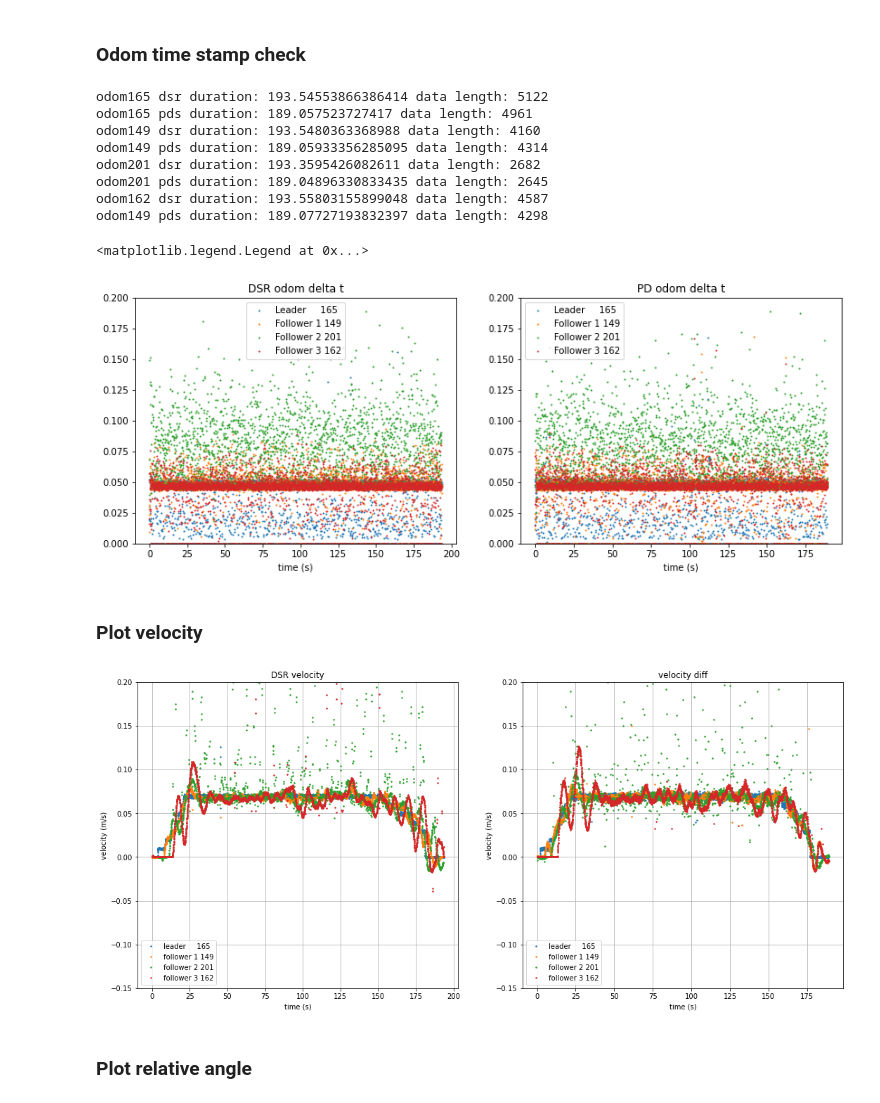
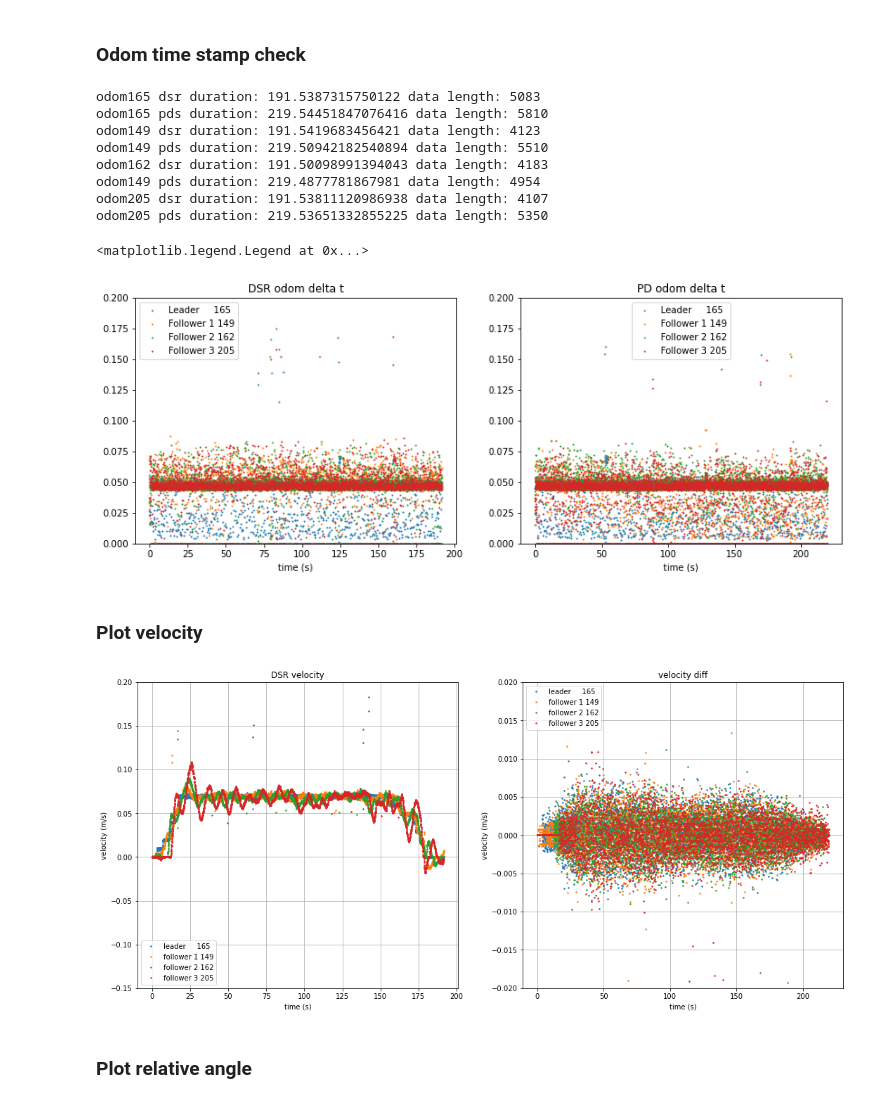
Before and after one commit to holyhenry/DSR_s_curve_tbot_test, a Jupyter notebook: plotting/scripts/data_visualize.ipynb, the cells around one changed output. Saved outputs shown, nothing was run; the diff lists cells and outputs as text; code cells hidden in the pictures.

Commit message:
update visualize

```diff
--- a/plotting/scripts/data_visualize.ipynb
+++ b/plotting/scripts/data_visualize.ipynb
@@ -6,8 +6,8 @@ import matplotlib.pyplot as plt
 import numpy as np
 import math
 # %%
-file_dsr = '/home/henrypcl/rosbag/dsr095_a03b05_good.bag'
-file_pds = '/home/henrypcl/rosbag/pd_s_path2.bag'
+file_dsr = '/home/henrypcl/rosbag/l165_149_162_205/dsr095_a03b05_new.bag'
+file_pds = '/home/henrypcl/rosbag/l165_149_162_205/pds_a03.bag'
 # file_dsr = '/Users/henrychang/DSR_s_curve_tbot_test/rosbag/dsr_path2.bag'
 # file_pds = '/Users/henrychang/DSR_s_curve_tbot_test/rosbag/pd_s_path2.bag'
 readbag_dsr = bagreader(file_dsr)
@@ -186,13 +186,6 @@ odom149_t_pds = odom149_data_pds['Time'].to_numpy()
 odom149_t_pds = odom149_t_pds-odom149_t_pds[0]
 print('odom149 pds duration:', max(odom149_t_pds)-min(odom149_t_pds), 'data length:', len(odom149_t_pds))
 
-odom201_t_dsr = odom201_data_dsr['Time'].to_numpy()
-odom201_t_dsr = odom201_t_dsr-odom201_t_dsr[0]
-print('odom201 dsr duration:', max(odom201_t_dsr)-min(odom201_t_dsr), 'data length:', len(odom201_t_dsr))
-odom201_t_pds = odom201_data_pds['Time'].to_numpy()
-odom201_t_pds = odom201_t_pds-odom201_t_pds[0]
-print('odom201 pds duration:', max(odom201_t_pds)-min(odom201_t_pds), 'data length:', len(odom201_t_pds))
-
 odom162_t_dsr = odom162_data_dsr['Time'].to_numpy()
 odom162_t_dsr = odom162_t_dsr-odom162_t_dsr[0]
 print('odom162 dsr duration:', max(odom162_t_dsr)-min(odom162_t_dsr), 'data length:', len(odom162_t_dsr))
@@ -200,11 +193,18 @@ odom162_t_pds = odom162_data_pds['Time'].to_numpy()
 odom162_t_pds = odom162_t_pds-odom162_t_pds[0]
 print('odom149 pds duration:', max(odom162_t_pds)-min(odom162_t_pds), 'data length:', len(odom162_t_pds))
 
+odom205_t_dsr = odom205_data_dsr['Time'].to_numpy()
+odom205_t_dsr = odom205_t_dsr-odom205_t_dsr[0]
+print('odom205 dsr duration:', max(odom205_t_dsr)-min(odom205_t_dsr), 'data length:', len(odom205_t_dsr))
+odom205_t_pds = odom205_data_pds['Time'].to_numpy()
+odom205_t_pds = odom205_t_pds-odom205_t_pds[0]
+print('odom205 pds duration:', max(odom205_t_pds)-min(odom205_t_pds), 'data length:', len(odom205_t_pds))
+
 fig, (ax1, ax2) = plt.subplots(1,2,figsize=(14,5))
 ax1.plot(odom165_t_dsr[:-1], np.diff(odom165_t_dsr), '.', markersize='2', label='Leader     165')
 ax1.plot(odom149_t_dsr[:-1], np.diff(odom149_t_dsr), '.', markersize='2', label='Follower 1 149')
-ax1.plot(odom201_t_dsr[:-1], np.diff(odom201_t_dsr), '.', markersize='2', label='Follower 2 201')
-ax1.plot(odom162_t_dsr[:-1], np.diff(odom162_t_dsr), '.', markersize='2', label='Follower 3 162')
+ax1.plot(odom162_t_dsr[:-1], np.diff(odom162_t_dsr), '.', markersize='2', label='Follower 2 162')
+ax1.plot(odom205_t_dsr[:-1], np.diff(odom205_t_dsr), '.', markersize='2', label='Follower 3 205')
 ax1.set_xlabel('time (s)')
 ax1.set_title('DSR odom delta t')
 ax1.set_ylim(0.0, 0.2)
@@ -212,23 +212,23 @@ ax1.legend()
 
 ax2.plot(odom165_t_pds[:-1], np.diff(odom165_t_pds), '.', markersize='2', label='Leader     165')
 ax2.plot(odom149_t_pds[:-1], np.diff(odom149_t_pds), '.', markersize='2', label='Follower 1 149')
-ax2.plot(odom201_t_pds[:-1], np.diff(odom201_t_pds), '.', markersize='2', label='Follower 2 201')
-ax2.plot(odom162_t_pds[:-1], np.diff(odom162_t_pds), '.', markersize='2', label='Follower 3 162')
+ax2.plot(odom162_t_pds[:-1], np.diff(odom162_t_pds), '.', markersize='2', label='Follower 2 162')
+ax2.plot(odom205_t_pds[:-1], np.diff(odom205_t_pds), '.', markersize='2', label='Follower 3 205')
 ax2.set_xlabel('time (s)')
 ax2.set_title('PD odom delta t')
 ax2.set_ylim(0.0, 0.2)
 ax2.legend()
 # %% [output]
-odom165 dsr duration: 193.54553866386414 data length: 5122
-odom165 pds duration: 189.057523727417 data length: 4961
-odom149 dsr duration: 193.5480363368988 data length: 4160
-odom149 pds duration: 189.05933356285095 data length: 4314
-odom201 dsr duration: 193.3595426082611 data length: 2682
-odom201 pds duration: 189.04896330833435 data length: 2645
-odom162 dsr duration: 193.55803155899048 data length: 4587
-odom149 pds duration: 189.07727193832397 data length: 4298
+odom165 dsr duration: 191.5387315750122 data length: 5083
+odom165 pds duration: 219.54451847076416 data length: 5810
+odom149 dsr duration: 191.5419683456421 data length: 4123
+odom149 pds duration: 219.50942182540894 data length: 5510
+odom162 dsr duration: 191.50098991394043 data length: 4183
+odom149 pds duration: 219.4877781867981 data length: 4954
+odom205 dsr duration: 191.53811120986938 data length: 4107
+odom205 pds duration: 219.53651332855225 data length: 5350
 <matplotlib.legend.Legend at 0x...>
-[figure, old version]
+[figure, new version]
 # %% [markdown]
 ### Plot velocity
 # %%
@@ -250,46 +250,46 @@ velx165_pds = odom165_data_pds['twist.twist.linear.x'].to_numpy() # plot this
 odom149_data_dsr = pd.read_csv(readbag_dsr.message_by_topic('/tbot149/odom'))
 velx149_dsr = odom149_data_dsr['twist.twist.linear.x'].to_numpy() # plot this
 odom149_data_pds = pd.read_csv(readbag_pds.message_by_topic('/tbot149/odom'))
 velx149_pds = odom149_data_pds['twist.twist.linear.x'].to_numpy() # plot this
 
-odom201_data_dsr = pd.read_csv(readbag_dsr.message_by_topic('/tbot201/odom'))
-velx201_dsr = odom201_data_dsr['twist.twist.linear.x'].to_numpy() # plot this
-odom201_data_pds = pd.read_csv(readbag_pds.message_by_topic('/tbot201/odom'))
-velx201_pds = odom201_data_pds['twist.twist.linear.x'].to_numpy() # plot this
-
 odom162_data_dsr = pd.read_csv(readbag_dsr.message_by_topic('/tbot162/odom'))
 velx162_dsr = odom162_data_dsr['twist.twist.linear.x'].to_numpy() # plot this
 odom162_data_pds = pd.read_csv(readbag_pds.message_by_topic('/tbot162/odom'))
 velx162_pds = odom162_data_pds['twist.twist.linear.x'].to_numpy() # plot this
+
+odom205_data_dsr = pd.read_csv(readbag_dsr.message_by_topic('/tbot205/odom'))
+velx205_dsr = odom205_data_dsr['twist.twist.linear.x'].to_numpy() # plot this
+odom205_data_pds = pd.read_csv(readbag_pds.message_by_topic('/tbot205/odom'))
+velx205_pds = odom205_data_pds['twist.twist.linear.x'].to_numpy() # plot this
 
 gain = 0.5
 
 fig, (ax1, ax2) = plt.subplots(1,2,figsize=(18,8))
 ax1.plot(odom165_t_dsr, lowPass(velx165_dsr, lowPassGain=gain),'.', markersize=3, label='leader     165')
 ax1.plot(odom149_t_dsr, lowPass(velx149_dsr, lowPassGain=gain),'.', markersize=3, label='follower 1 149')
-ax1.plot(odom201_t_dsr, lowPass(velx201_dsr, lowPassGain=gain),'.', markersize=3, label='follower 2 201')
-ax1.plot(odom162_t_dsr, lowPass(velx162_dsr, lowPassGain=gain),'.', markersize=3, label='follower 3 162')
+ax1.plot(odom162_t_dsr, lowPass(velx162_dsr, lowPassGain=gain),'.', markersize=3, label='follower 2 162')
+ax1.plot(odom205_t_dsr, lowPass(velx205_dsr, lowPassGain=gain),'.', markersize=3, label='follower 3 205')
 ax1.set_xlabel('time (s)')
 ax1.set_ylabel('velocity (m/s)')
 ax1.set_title('DSR velocity')
 ax1.set_ylim(-0.15, 0.2)
 ax1.legend()
 ax1.grid()
 
 gain = 1.0
 
-ax2.plot(odom165_t_pds, lowPass(velx165_pds, lowPassGain=gain),'.', markersize=3, label='leader     165')
-ax2.plot(odom149_t_pds, lowPass(velx149_pds, lowPassGain=gain),'.', markersize=3, label='follower 1 149')
-ax2.plot(odom201_t_pds, lowPass(velx201_pds, lowPassGain=gain),'.', markersize=3, label='follower 2 201')
-ax2.plot(odom162_t_pds, lowPass(velx162_pds, lowPassGain=gain),'.', markersize=3, label='follower 3 162')
+ax2.plot(odom165_t_pds[:-1], np.diff(velx165_pds),'.', markersize=3, label='leader     165')
+ax2.plot(odom149_t_pds[:-1], np.diff(velx149_pds),'.', markersize=3, label='follower 1 149')
+ax2.plot(odom162_t_pds[:-1], np.diff(velx162_pds),'.', markersize=3, label='follower 2 162')
+ax2.plot(odom205_t_pds[:-1], np.diff(velx205_pds),'.', markersize=3, label='follower 3 205')
 ax2.set_xlabel('time (s)')
 ax2.set_ylabel('velocity (m/s)')
 ax2.set_title('velocity diff')
-ax2.set_ylim(-0.15, 0.2)
+ax2.set_ylim(-0.02, 0.02)
 ax2.legend()
 ax2.grid()
 # %% [output]
-[figure, old version]
+[figure, new version]
 # %%
 '''
 1. lowpass velocity (gain 0.5)
```
Also changed, not shown: parts of 5 cells of this notebook.
